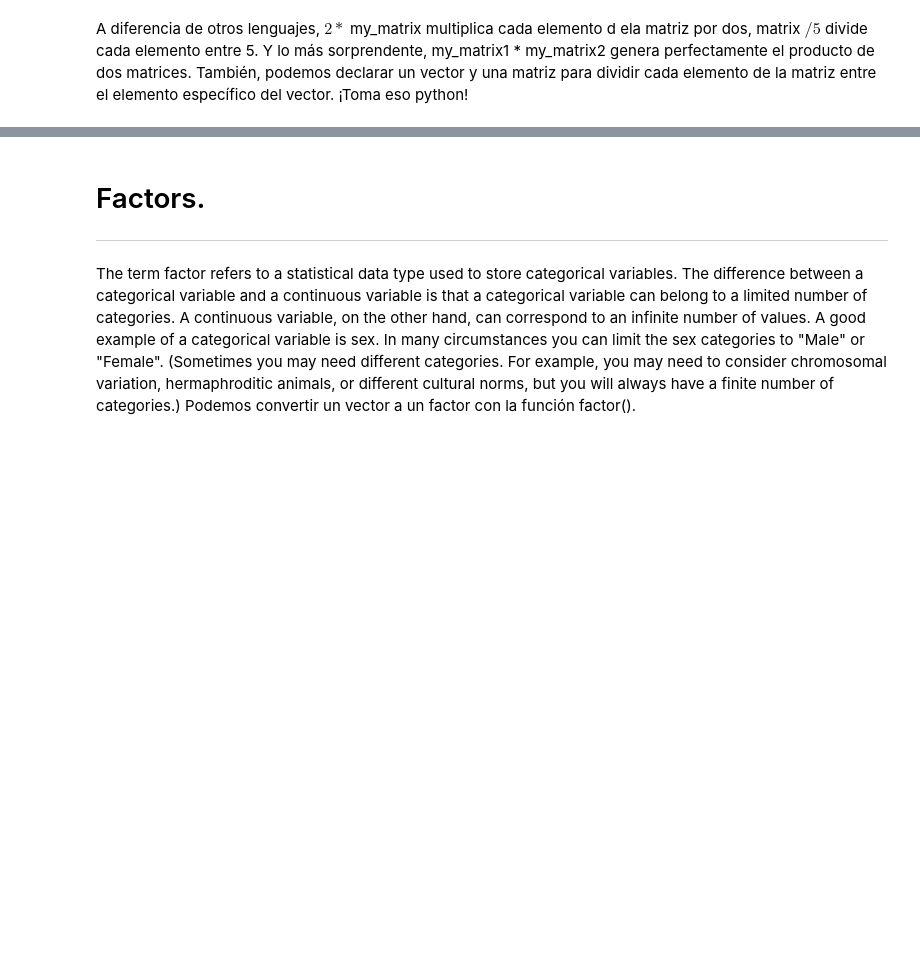
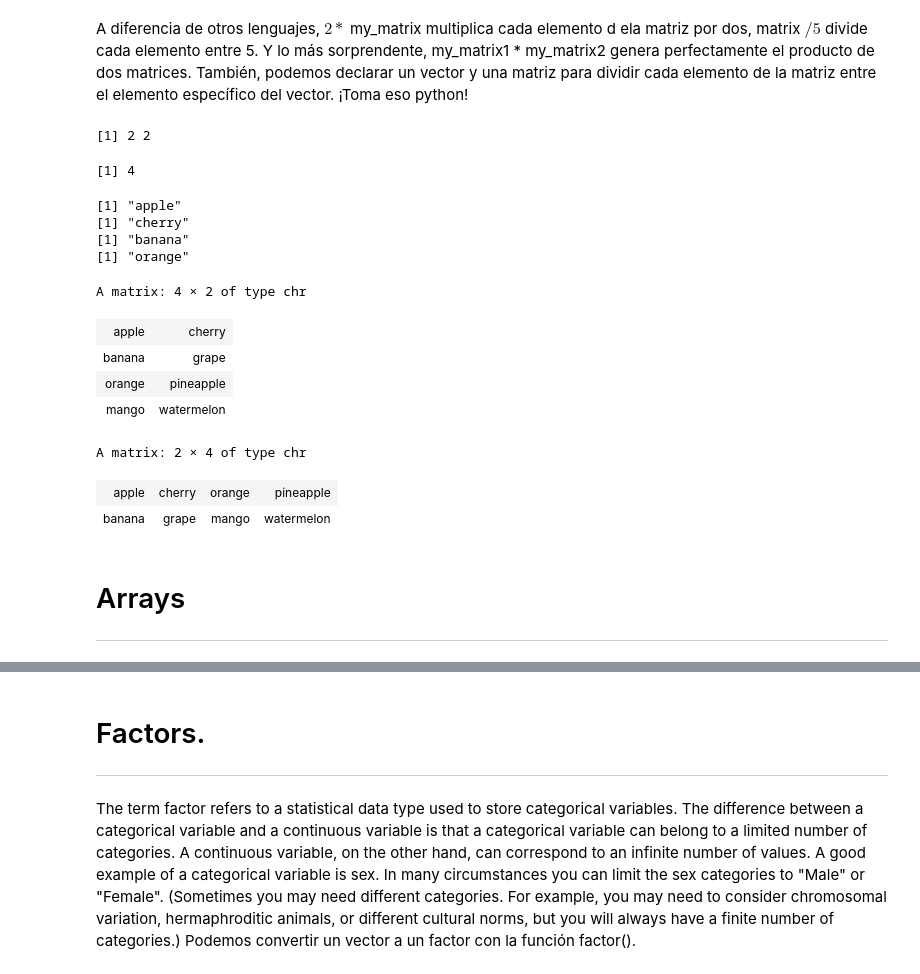
Before and after one commit to Crisel8a/R, a Jupyter notebook: R.ipynb, the cells around one changed output, grey strips where cells are left out. Saved outputs shown, nothing was run; the diff lists cells and outputs as text; code cells hidden in the pictures; blank space fills up the shorter version.

```diff
--- a/R.ipynb
+++ b/R.ipynb
@@ -375,3 +854,52 @@ ticket_prices_matrix
 
 # Estimated number of visitors
 visitors <- all_wars_matrix /  ticket_prices_matrix
+# %%
+thismatrix <- matrix(c("apple", "banana", "cherry", "orange"), nrow = 2, ncol = 2)
+
+dim(thismatrix)
+# %% [output]
+[1] 2 2
+# %%
+thismatrix <- matrix(c("apple", "banana", "cherry", "orange"), nrow = 2, ncol = 2)
+
+length(thismatrix)
+# %% [output]
+[1] 4
+# %%
+thismatrix <- matrix(c("apple", "banana", "cherry", "orange"), nrow = 2, ncol = 2)
+
+for (rows in 1:nrow(thismatrix)) {
+  for (columns in 1:ncol(thismatrix)) {
+    print(thismatrix[rows, columns])
+  }
+}
+# %% [output]
+[1] "apple"
+[1] "cherry"
+[1] "banana"
+[1] "orange"
+# %%
+# Combine matrices
+Matrix1 <- matrix(c("apple", "banana", "cherry", "grape"), nrow = 2, ncol = 2)
+Matrix2 <- matrix(c("orange", "mango", "pineapple", "watermelon"), nrow = 2, ncol = 2)
+
+# Adding it as a rows
+Matrix_Combined <- rbind(Matrix1, Matrix2)
+Matrix_Combined
+
+# Adding it as a columns
+Matrix_Combined <- cbind(Matrix1, Matrix2)
+Matrix_Combined
+# %% [output]
+A matrix: 4 × 2 of type chr
+| apple | cherry |
+| banana | grape |
+| orange | pineapple |
+| mango | watermelon |
+A matrix: 2 × 4 of type chr
+| apple | cherry | orange | pineapple |
+| banana | grape | mango | watermelon |
+# %% [markdown]
+# Arrays
+___
```
Also changed, not shown: parts of 67 cells of this notebook.
